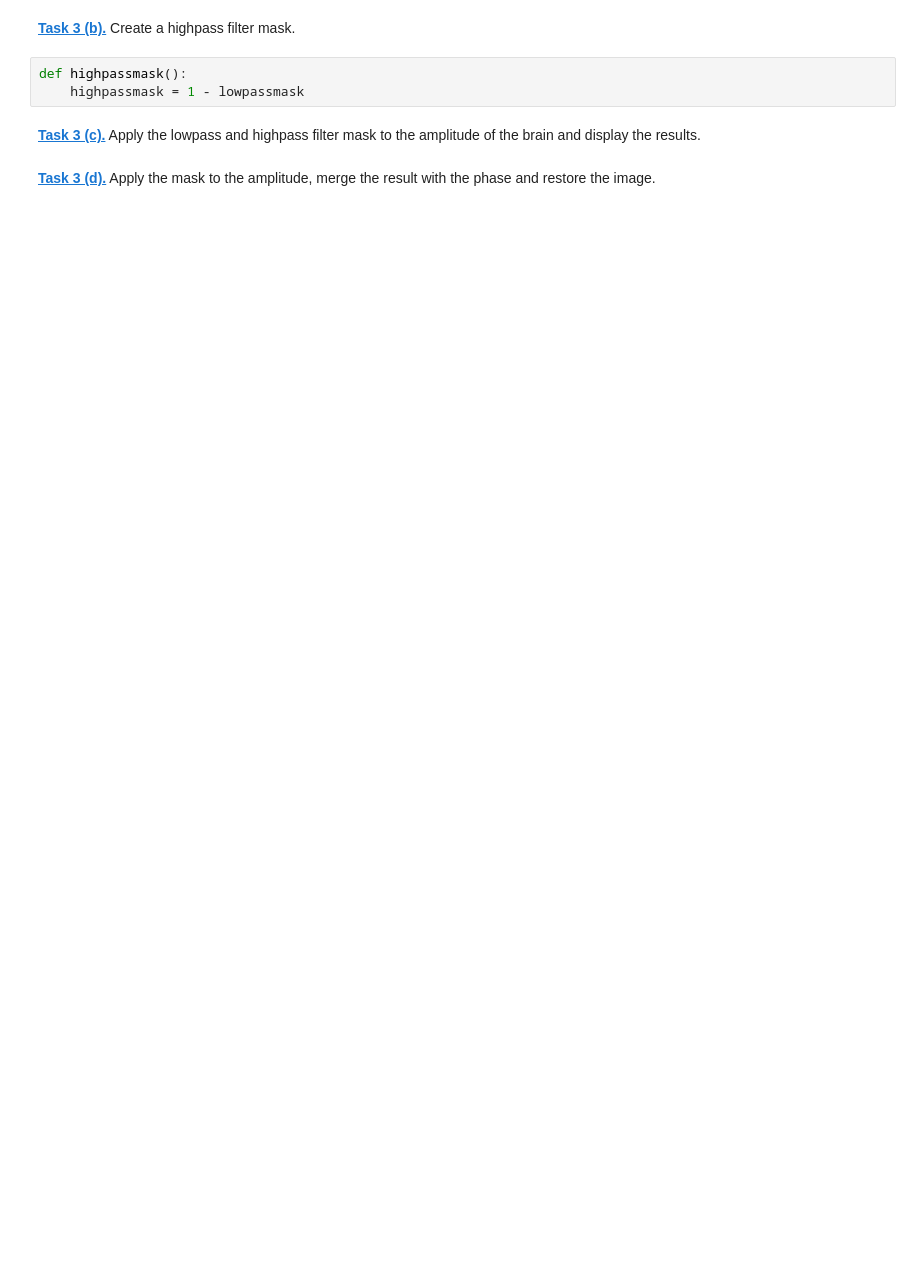
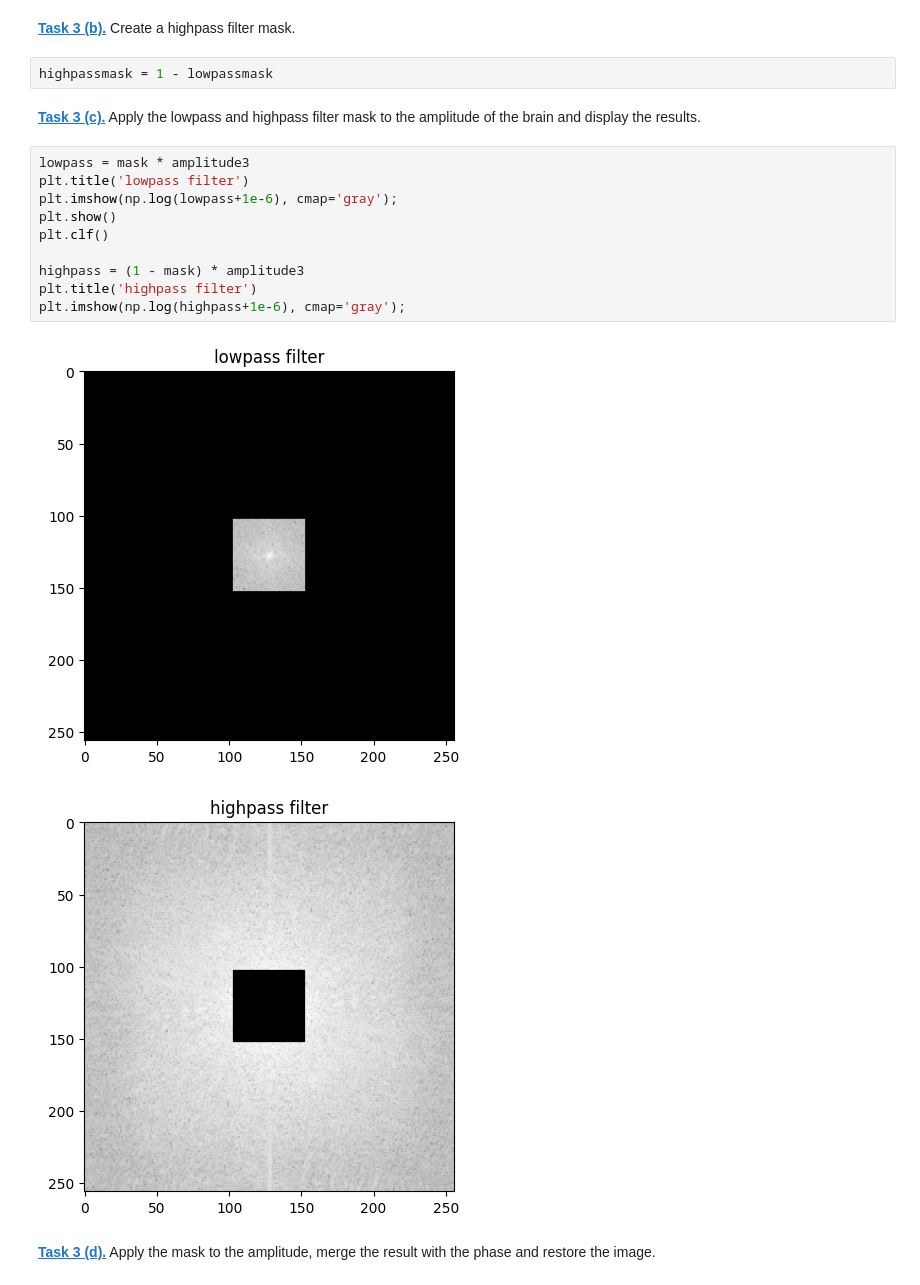
Before and after one commit to sarah-mnd/mobi-fs5-python, a Jupyter notebook: fourier.ipynb, the cells around one changed output. Cells and saved outputs as stored; diff of their text form; blank space fills up the shorter version.

```diff
--- a/fourier.ipynb
+++ b/fourier.ipynb
@@ -163,9 +159,21 @@ IndexError: index 1344 is out of bounds for axis 1 with size 1344
 # %% [markdown]
 **[Task 3 (b).]()** Create a highpass filter mask.
 # %%
-def highpassmask():
-    highpassmask = 1 - lowpassmask
+highpassmask = 1 - lowpassmask
 # %% [markdown]
 **[Task 3 (c).]()** Apply the lowpass and highpass filter mask to the amplitude of the brain and display the results.
+# %%
+lowpass = mask * amplitude3
+plt.title('lowpass filter')
+plt.imshow(np.log(lowpass+1e-6), cmap='gray');
+plt.show()
+plt.clf()
+
+highpass = (1 - mask) * amplitude3
+plt.title('highpass filter')
+plt.imshow(np.log(highpass+1e-6), cmap='gray');
+# %% [output]
+[figure, added]
+[figure, added]
 # %% [markdown]
 **[Task 3 (d).]()** Apply the mask to the amplitude, merge the result with the phase and restore the image.
```
Also changed, not shown: parts of 3 cells of this notebook.
